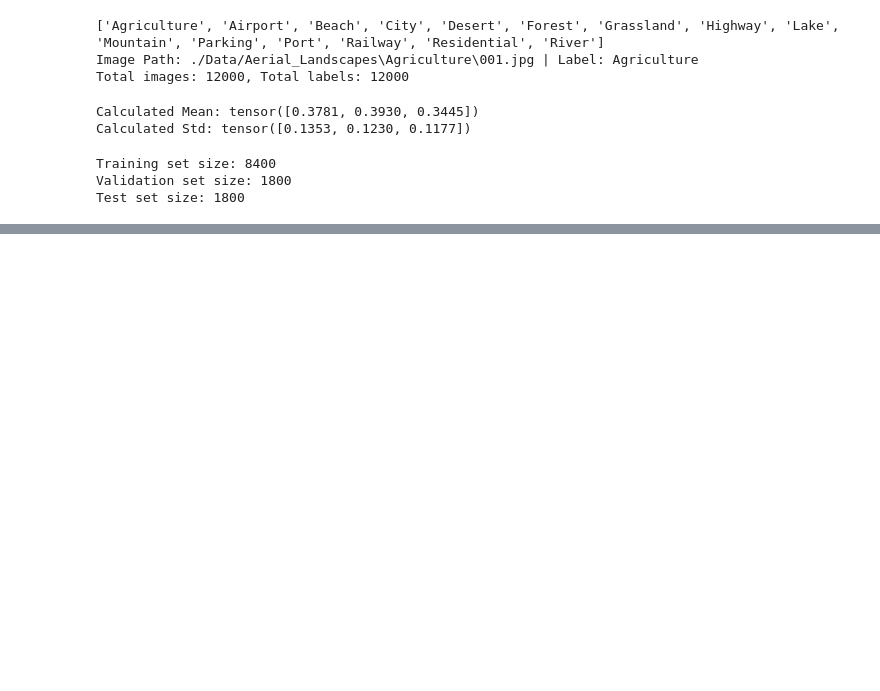
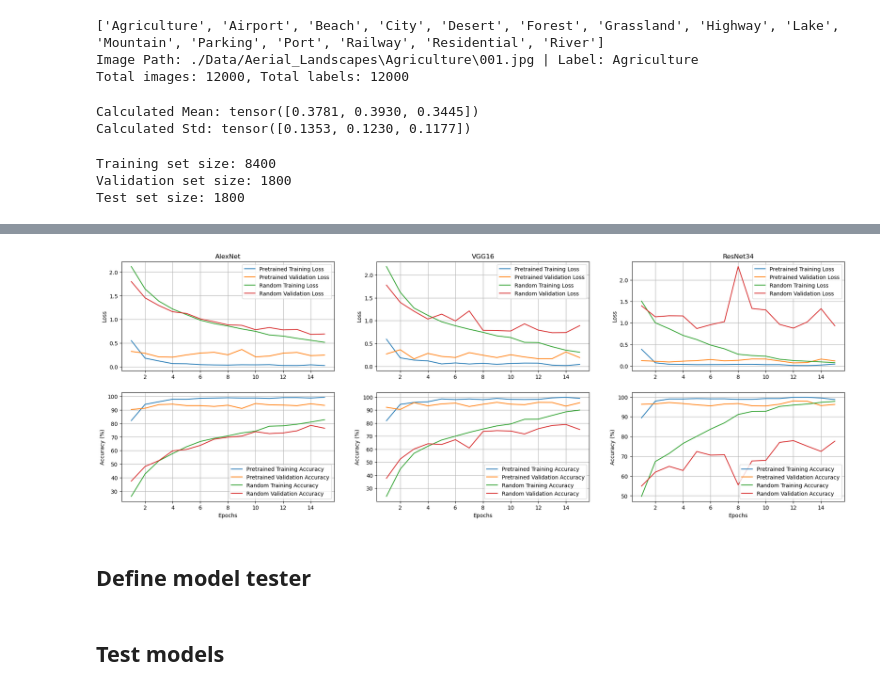
Before and after one commit to Pizzaman9988/Eksamen-Machine_Vision, a Jupyter notebook: Exam.ipynb, the cells around one changed output, grey strips where cells are left out. Cells and saved outputs as stored; diff of their text form; code cells hidden in the pictures; blank space fills up the shorter version.

```diff
--- a/Exam.ipynb
+++ b/Exam.ipynb
@@ -311,0 +320,2 @@ plt.show()
+# %%
+VGG16_default_train_losses, VGG16_default_val_losses, VGG16_default_train_accuracies, VGG16_default_val_accuracies = training(VGG16_default, num_epochs, "VGG16_default.pth")
@@ -311,0 +338,2 @@ plt.show()
+# %%
+VGG16_random_train_losses, VGG16_random_val_losses, VGG16_random_train_accuracies, VGG16_random_val_accuracies = training(VGG16_random, num_epochs, "VGG16_random.pth")
@@ -311,0 +356,2 @@ plt.show()
+# %%
+ResNet34_default_train_losses, ResNet34_default_val_losses, ResNet34_default_train_accuracies, ResNet34_default_val_accuracies = training(ResNet34_default, num_epochs, "ResNet34_default.pth")
@@ -311,0 +374,2 @@ plt.show()
+# %%
+ResNet34_random_train_losses, ResNet34_random_val_losses, ResNet34_random_train_accuracies, ResNet34_random_val_accuracies = training(ResNet34_random, num_epochs, "ResNet34_random.pth")
@@ -311,0 +392,65 @@ plt.show()
+# %%
+# Plot training and validation loss for AlexNet
+fig, axes = plt.subplots(2, 3, figsize=(24, 8))
+(ax1, ax3, ax5), (ax2, ax4, ax6) = axes
+
+ax1.set_title("AlexNet")
+ax1.plot(range(1, num_epochs+1), Alex_default_train_losses, label='Pretrained Training Loss')
+ax1.plot(range(1, num_epochs+1), Alex_default_val_losses, label='Pretrained Validation Loss')
+ax1.plot(range(1, num_epochs+1), Alex_random_train_losses, label='Random Training Loss')
+ax1.plot(range(1, num_epochs+1), Alex_random_val_losses, label='Random Validation Loss')
+ax1.grid()
+ax1.set_ylabel('Loss')
+ax1.legend()
+
+# Plot training and validation accuracy for AlexNet
+ax2.plot(range(1, num_epochs+1), Alex_default_train_accuracies, label='Pretrained Training Accuracy')
+ax2.plot(range(1, num_epochs+1), Alex_default_val_accuracies, label='Pretrained Validation Accuracy')
+ax2.plot(range(1, num_epochs+1), Alex_random_train_accuracies, label='Random Training Accuracy')
+ax2.plot(range(1, num_epochs+1), Alex_random_val_accuracies, label='Random Validation Accuracy')
+ax2.grid()
+ax2.set_xlabel('Epochs')
+ax2.set_ylabel('Accuracy (%)')
+ax2.legend()
+
+ax3.set_title("VGG16")
+ax3.plot(range(1, num_epochs+1), VGG16_default_train_losses, label='Pretrained Training Loss')
+ax3.plot(range(1, num_epochs+1), VGG16_default_val_losses, label='Pretrained Validation Loss')
+ax3.plot(range(1, num_epochs+1), VGG16_random_train_losses, label='Random Training Loss')
+ax3.plot(range(1, num_epochs+1), VGG16_random_val_losses, label='Random Validation Loss')
+ax3.grid()
+ax3.set_ylabel('Loss')
+ax3.legend()
+
+ax4.plot(range(1, num_epochs+1), VGG16_default_train_accuracies, label='Pretrained Training Accuracy')
+ax4.plot(range(1, num_epochs+1), VGG16_default_val_accuracies, label='Pretrained Validation Accuracy')
+ax4.plot(range(1, num_epochs+1), VGG16_random_train_accuracies, label='Random Training Accuracy')
+ax4.plot(range(1, num_epochs+1), VGG16_random_val_accuracies, label='Random Validation Accuracy')
+ax4.grid()
+ax4.set_xlabel('Epochs')
+ax4.set_ylabel('Accuracy (%)')
+ax4.legend()
+
+ax5.set_title("ResNet34")
+ax5.plot(range(1, num_epochs+1), ResNet34_default_train_losses, label='Pretrained Training Loss')
+ax5.plot(range(1, num_epochs+1), ResNet34_default_val_losses, label='Pretrained Validation Loss')
+ax5.plot(range(1, num_epochs+1), ResNet34_random_train_losses, label='Random Training Loss')
+ax5.plot(range(1, num_epochs+1), ResNet34_random_val_losses, label='Random Validation Loss')
+ax5.grid()
+ax5.set_ylabel('Loss')
+ax5.legend()
+
+ax6.plot(range(1, num_epochs+1), ResNet34_default_train_accuracies, label='Pretrained Training Accuracy')
+ax6.plot(range(1, num_epochs+1), ResNet34_default_val_accuracies, label='Pretrained Validation Accuracy')
+ax6.plot(range(1, num_epochs+1), ResNet34_random_train_accuracies, label='Random Training Accuracy')
+ax6.plot(range(1, num_epochs+1), ResNet34_random_val_accuracies, label='Random Validation Accuracy')
+ax6.grid()
+ax6.set_xlabel('Epochs')
+ax6.set_ylabel('Accuracy (%)')
+ax6.legend()
+
+plt.show()
+# %% [output]
+[figure, added]
+# %% [markdown]
+## Define model tester
@@ -311,0 +477,2 @@ plt.show()
+# %% [markdown]
+## Test models
```
Also changed, not shown: parts of 57 cells of this notebook, 12 other files.
